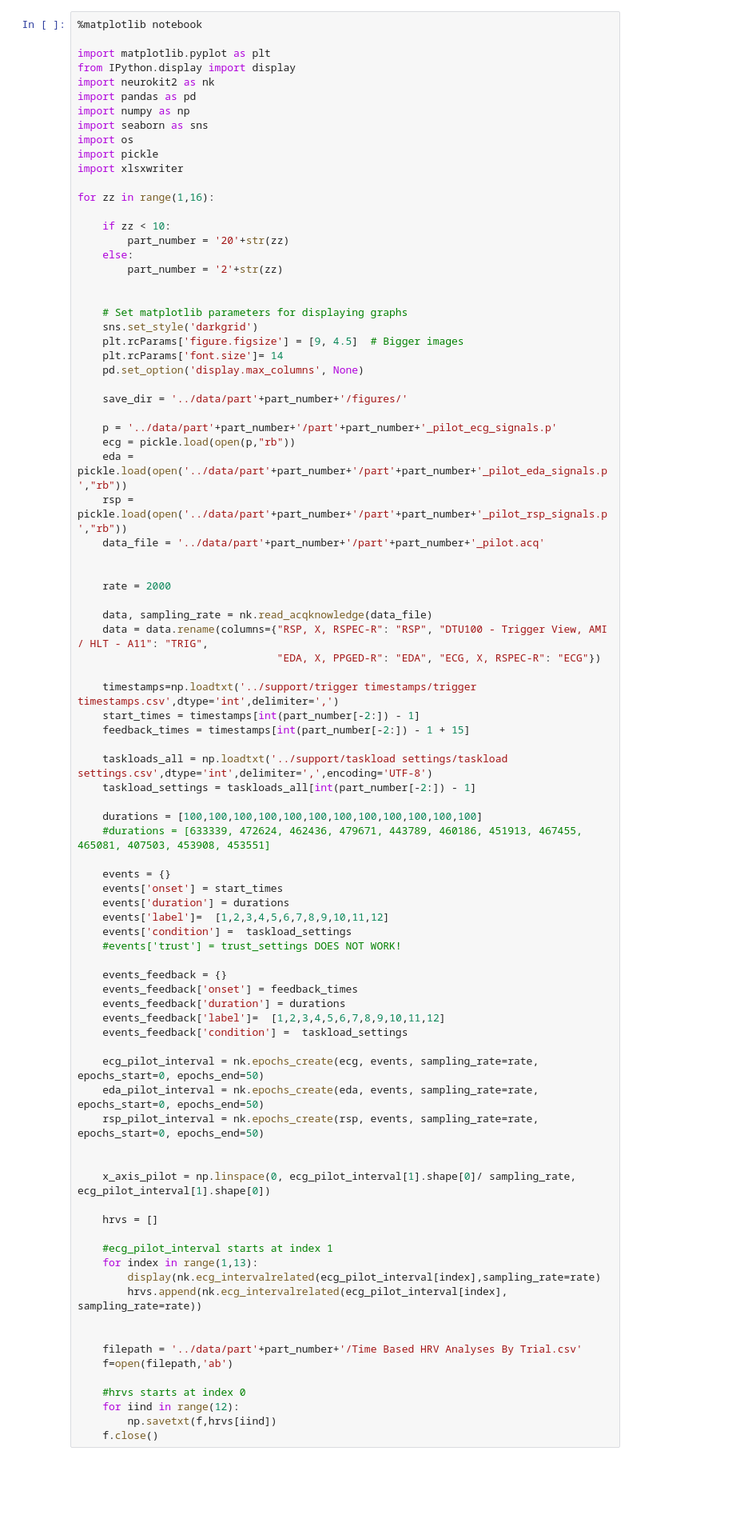
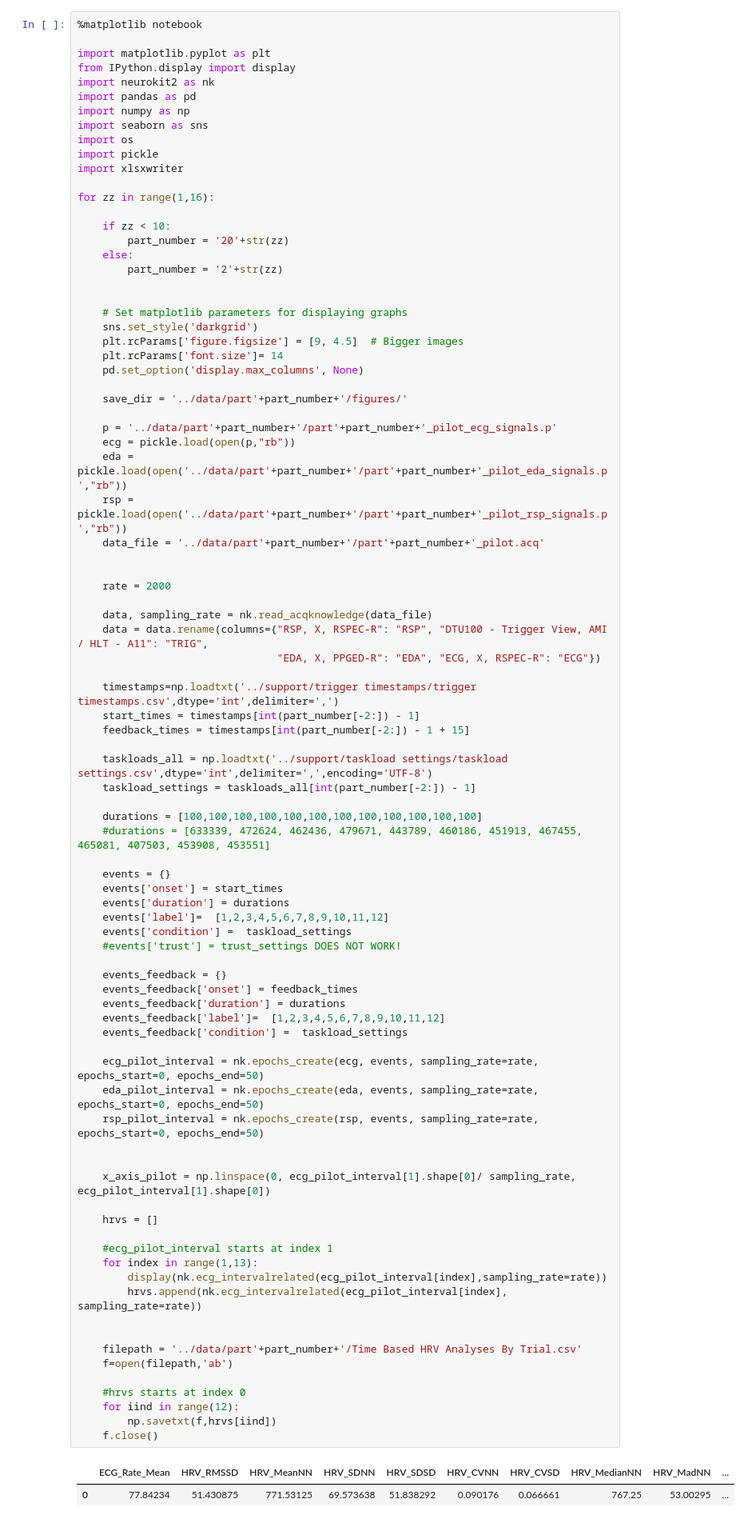
Before and after one commit to johnnyzhang295/HOME, a Jupyter notebook: plotting/RMSSD for ECG Piloting.ipynb, the cells around one changed output. Shown at 80% size. Drawn from its saved outputs; the diff is of its cells as text; blank space fills up the shorter version.

```diff
--- a/plotting/RMSSD for ECG Piloting.ipynb
+++ b/plotting/RMSSD for ECG Piloting.ipynb
@@ -58,31 +58,33 @@ for zz in range(1,16):
     #events['trust'] = trust_settings DOES NOT WORK!
 
     events_feedback = {}
     events_feedback['onset'] = feedback_times
     events_feedback['duration'] = durations
     events_feedback['label']=  [1,2,3,4,5,6,7,8,9,10,11,12]
     events_feedback['condition'] =  taskload_settings
 
     ecg_pilot_interval = nk.epochs_create(ecg, events, sampling_rate=rate, epochs_start=0, epochs_end=50)
     eda_pilot_interval = nk.epochs_create(eda, events, sampling_rate=rate, epochs_start=0, epochs_end=50)
     rsp_pilot_interval = nk.epochs_create(rsp, events, sampling_rate=rate, epochs_start=0, epochs_end=50)
 
 
     x_axis_pilot = np.linspace(0, ecg_pilot_interval[1].shape[0]/ sampling_rate, ecg_pilot_interval[1].shape[0])
 
     hrvs = []
 
     #ecg_pilot_interval starts at index 1
     for index in range(1,13):
-        display(nk.ecg_intervalrelated(ecg_pilot_interval[index],sampling_rate=rate)
+        display(nk.ecg_intervalrelated(ecg_pilot_interval[index],sampling_rate=rate))
         hrvs.append(nk.ecg_intervalrelated(ecg_pilot_interval[index], sampling_rate=rate))
 
 
     filepath = '../data/part'+part_number+'/Time Based HRV Analyses By Trial.csv'
     f=open(filepath,'ab')
 
     #hrvs starts at index 0
     for iind in range(12):
         np.savetxt(f,hrvs[iind])
     f.close()
 # %% [output]
+|  | ECG_Rate_Mean | HRV_RMSSD | HRV_MeanNN | HRV_SDNN | HRV_SDSD | HRV_CVNN | HRV_CVSD | HRV_MedianNN | HRV_MadNN | ... |
+| 0 | 77.84234 | 51.430875 | 771.53125 | 69.573638 | 51.838292 | 0.090176 | 0.066661 | 767.25 | 53.00295 | ... |
```
Also changed, not shown: parts of 1 cell of this notebook, 5 other files.
